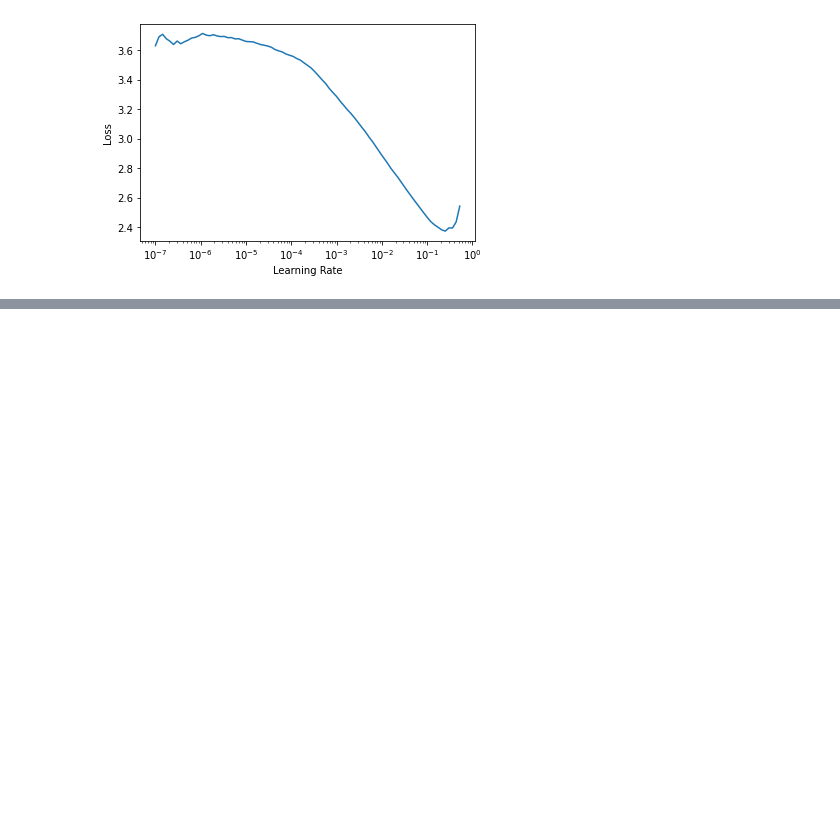
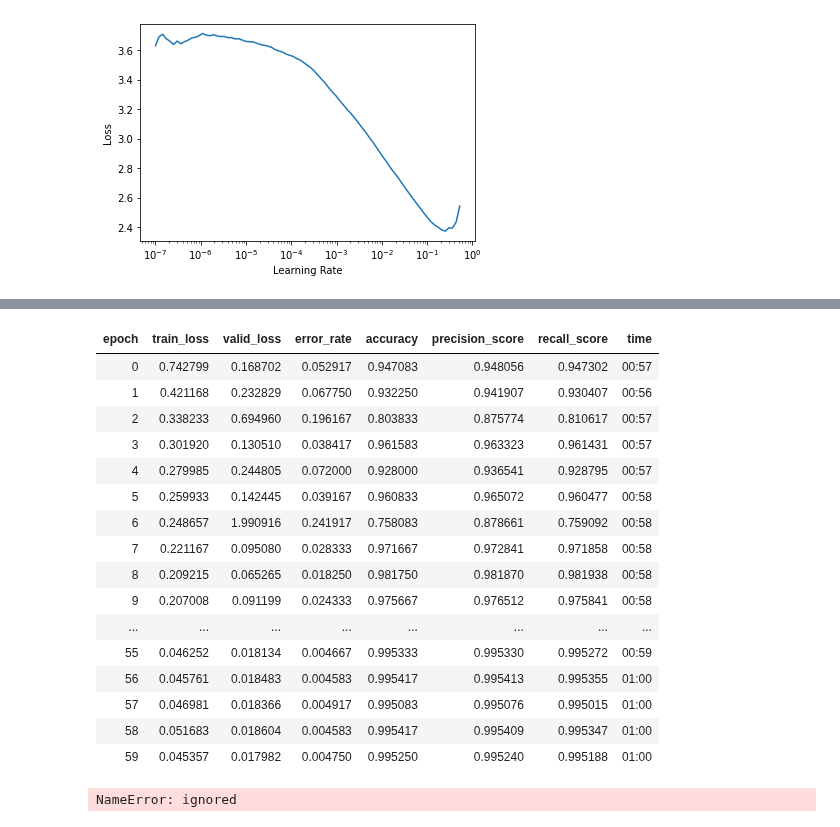
Before and after one commit to vtecftwy/fastbook, a Jupyter notebook: 04_mnist_full_dataset.ipynb, the cells around one changed output, grey strips where cells are left out. Saved outputs shown, nothing was run; the diff lists cells and outputs as text; code cells hidden in the pictures; blank space fills up the shorter version.

```diff
--- a/04_mnist_full_dataset.ipynb
+++ b/04_mnist_full_dataset.ipynb
@@ -522,0 +542,26 @@ learn_34_unt = cnn_learner(dls,
+# %%
+n = 60
+lr = 5e-3
+learn_34_unt.fit_one_cycle(n_epoch=n, lr_max=lr)
+# %% [output]
+| epoch | train_loss | valid_loss | error_rate | accuracy | precision_score | recall_score | time |
+| 0 | 0.742799 | 0.168702 | 0.052917 | 0.947083 | 0.948056 | 0.947302 | 00:57 |
+| 1 | 0.421168 | 0.232829 | 0.067750 | 0.932250 | 0.941907 | 0.930407 | 00:56 |
+| 2 | 0.338233 | 0.694960 | 0.196167 | 0.803833 | 0.875774 | 0.810617 | 00:57 |
+| 3 | 0.301920 | 0.130510 | 0.038417 | 0.961583 | 0.963323 | 0.961431 | 00:57 |
+| 4 | 0.279985 | 0.244805 | 0.072000 | 0.928000 | 0.936541 | 0.928795 | 00:57 |
+| 5 | 0.259933 | 0.142445 | 0.039167 | 0.960833 | 0.965072 | 0.960477 | 00:58 |
+| 6 | 0.248657 | 1.990916 | 0.241917 | 0.758083 | 0.878661 | 0.759092 | 00:58 |
+| 7 | 0.221167 | 0.095080 | 0.028333 | 0.971667 | 0.972841 | 0.971858 | 00:58 |
+| 8 | 0.209215 | 0.065265 | 0.018250 | 0.981750 | 0.981870 | 0.981938 | 00:58 |
+| 9 | 0.207008 | 0.091199 | 0.024333 | 0.975667 | 0.976512 | 0.975841 | 00:58 |
+| ... | ... | ... | ... | ... | ... | ... | ... |
+| 55 | 0.046252 | 0.018134 | 0.004667 | 0.995333 | 0.995330 | 0.995272 | 00:59 |
+| 56 | 0.045761 | 0.018483 | 0.004583 | 0.995417 | 0.995413 | 0.995355 | 01:00 |
+| 57 | 0.046981 | 0.018366 | 0.004917 | 0.995083 | 0.995076 | 0.995015 | 01:00 |
+| 58 | 0.051683 | 0.018604 | 0.004583 | 0.995417 | 0.995409 | 0.995347 | 01:00 |
+| 59 | 0.045357 | 0.017982 | 0.004750 | 0.995250 | 0.995240 | 0.995188 | 01:00 |
+# %%
+learn_34_unt.validate(dl=test_dl)
+# %% [output]
+NameError: ignored
```
Also changed, not shown: parts of 6 cells of this notebook.
